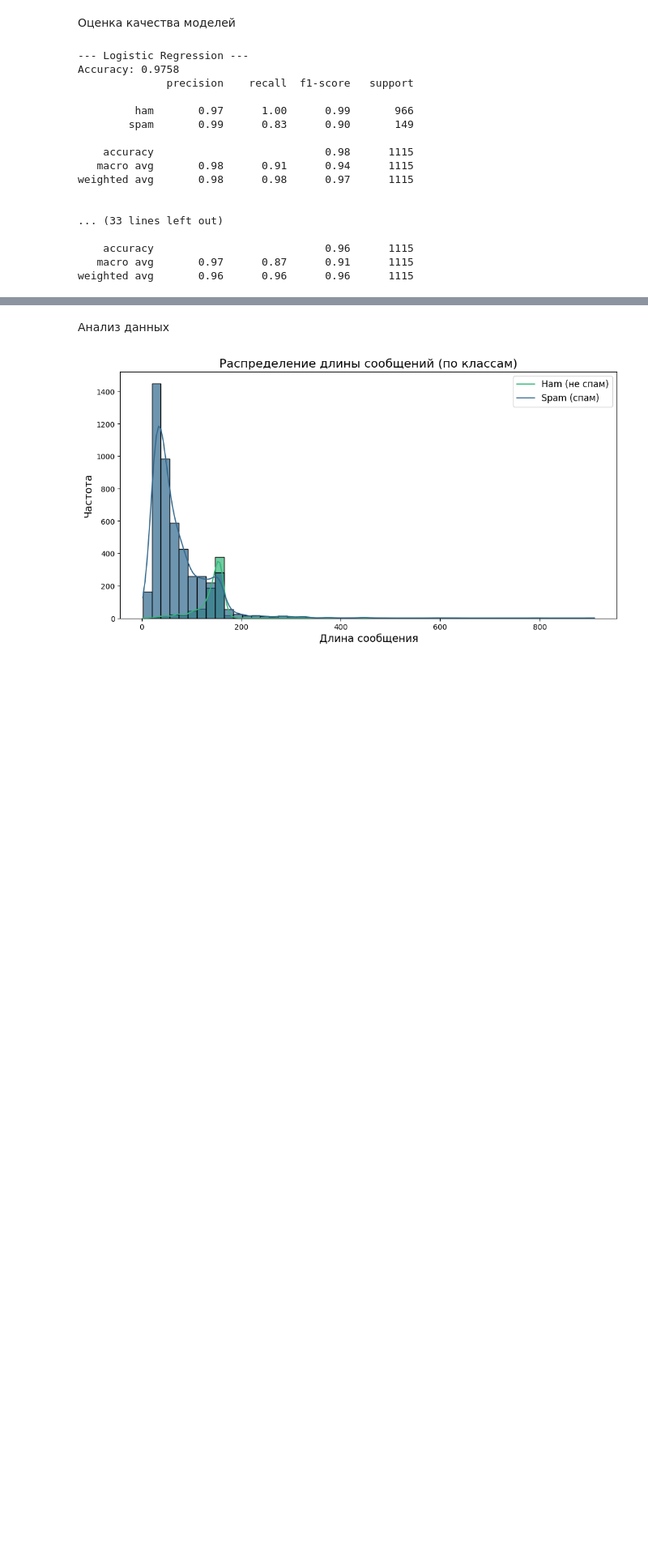
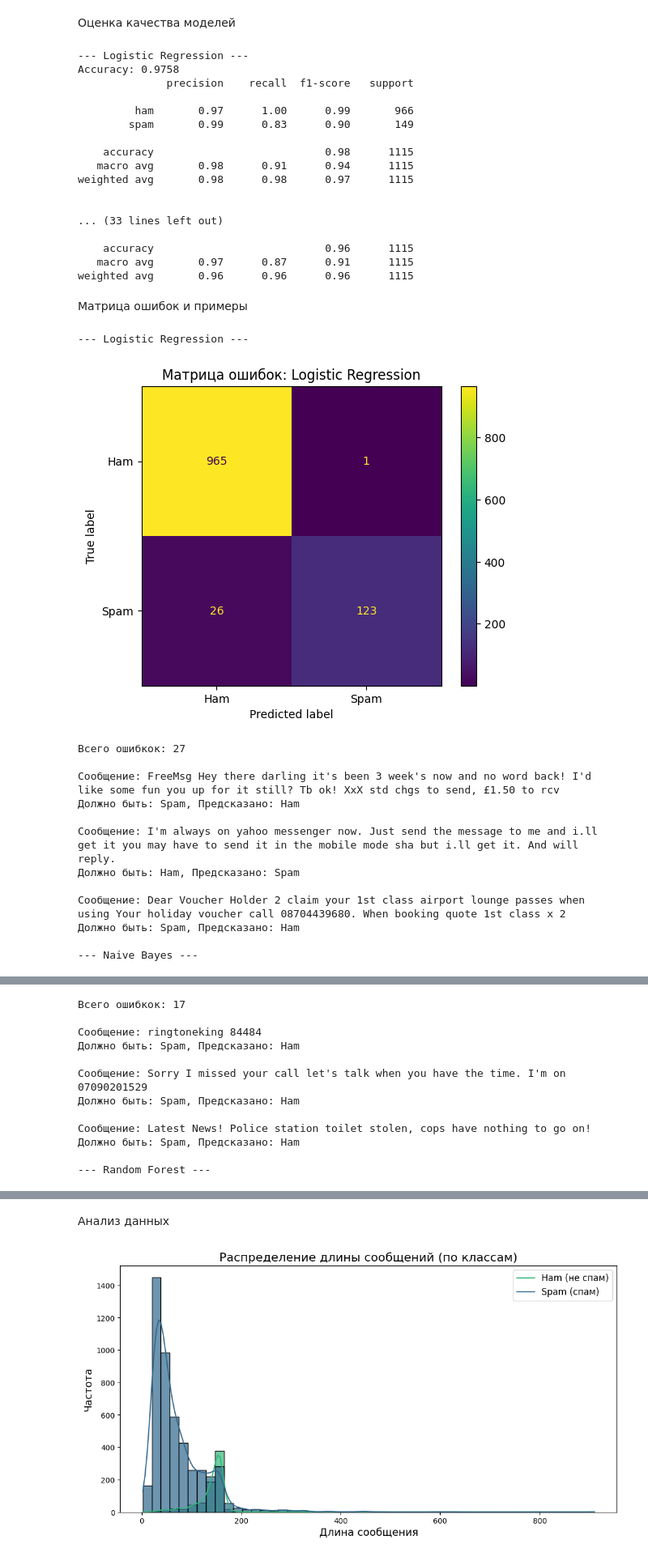
Before and after one commit to Shkaww/csu.spam, a Jupyter notebook: main.ipynb, the cells around one changed output, grey strips where cells are left out. Shown at 81% size. Drawn from its saved outputs; the diff is of its cells as text; code cells hidden in the pictures; blank space fills up the shorter version.

Commit message:
Добавил матрицы ошибок и примеры

```diff
--- a/main.ipynb
+++ b/main.ipynb
@@ -75,3 +75,47 @@ weighted avg       0.98      0.98      0.97      1115
     accuracy                           0.96      1115
    macro avg       0.97      0.87      0.91      1115
 weighted avg       0.96      0.96      0.96      1115
+# %% [markdown]
+Матрица ошибок и примеры
+# %%
+def show_misclassified_examples(model, X_test_vec, y_test, X_test):
+    """
+    Show examples of misclassified messages for a given model.
+    """
+    y_pred = model.predict(X_test_vec)
+    misclassified_indices = np.where(y_test != y_pred)[0]
+
+    print(f"\nВсего ошибкок: {len(misclassified_indices)}\n")
+    for idx in misclassified_indices[:3]:
+        true_label = "Spam" if y_test.iloc[idx] == 1 else "Ham"
+        predicted_label = "Spam" if y_pred[idx] == 1 else "Ham"
+        print(f"Сообщение: {X_test.iloc[idx]}")
+        print(f"Должно быть: {true_label}, Предсказано: {predicted_label}\n")
+
+
+for name, model in models.items():
+    print(f"--- {name} ---")
+    y_pred = model.predict(X_test_vec)
+
+    cm = confusion_matrix(y_test, y_pred)
+    disp = ConfusionMatrixDisplay(confusion_matrix=cm, display_labels=["Ham", "Spam"])
+    disp.plot(cmap="viridis")
+    plt.title(f"Матрица ошибок: {name}")
+    plt.show()
+
+    show_misclassified_examples(model, X_test_vec, y_test, X_test)
+# %% [output]
+--- Logistic Regression ---
+[figure, added]
+Всего ошибкок: 27
+
+Сообщение: FreeMsg Hey there darling it's been 3 week's now and no word back! I'd like some fun you up for it still? Tb ok! XxX std chgs to send, £1.50 to rcv
+Должно быть: Spam, Предсказано: Ham
+
+Сообщение: I'm always on yahoo messenger now. Just send the message to me and i.ll get it you may have to send it in the mobile mode sha but i.ll get it. And will reply.
+Должно быть: Ham, Предсказано: Spam
+
+Сообщение: Dear Voucher Holder 2 claim your 1st class airport lounge passes when using Your holiday voucher call 08704439680. When booking quote 1st class x 2
+Должно быть: Spam, Предсказано: Ham
+
+--- Naive Bayes ---
@@ -77,0 +123,12 @@ weighted avg       0.96      0.96      0.96      1115
+Всего ошибкок: 17
+
+Сообщение: ringtoneking 84484
+Должно быть: Spam, Предсказано: Ham
+
+Сообщение: Sorry I missed your call let's talk when you have the time. I'm on 07090201529
+Должно быть: Spam, Предсказано: Ham
+
+Сообщение: Latest News! Police station toilet stolen, cops have nothing to go on!
+Должно быть: Spam, Предсказано: Ham
+
+--- Random Forest ---
```
Also changed, not shown: parts of 2 cells of this notebook.
